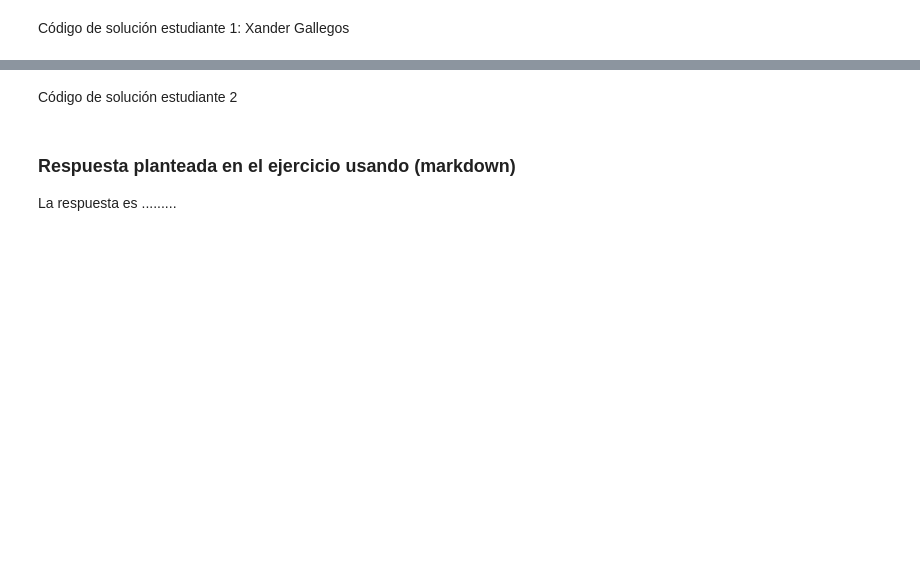
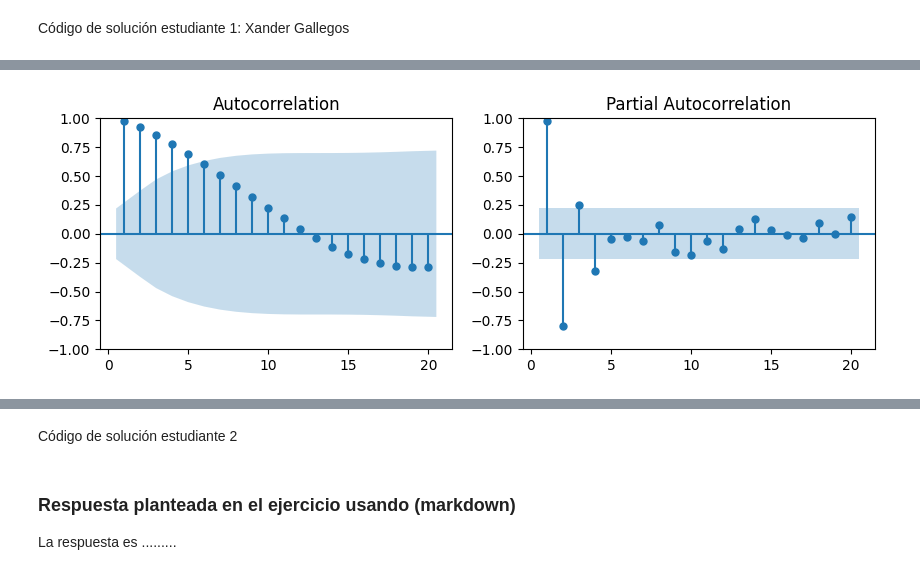
Before and after one commit to xagallegos/ProyectoConjunto_XGallegos_AYGonzales, a Jupyter notebook: Tarea2.ipynb, the cells around one changed output, grey strips where cells are left out. Saved outputs shown, nothing was run; the diff lists cells and outputs as text; code cells hidden in the pictures; blank space fills up the shorter version.

```diff
--- a/Tarea2.ipynb
+++ b/Tarea2.ipynb
@@ -39,0 +148,5 @@ Código de solución estudiante 1: Xander Gallegos
+# %%
+# Graficar ACF y PACF
+plot_acf_pacf(train)
+# %% [output]
+[figure, added]
```
Also changed, not shown: parts of 15 cells of this notebook.
